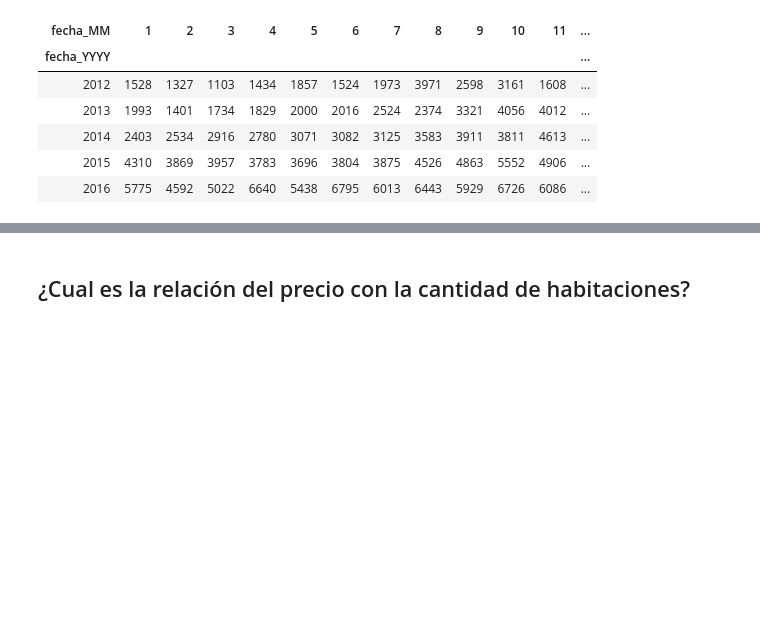
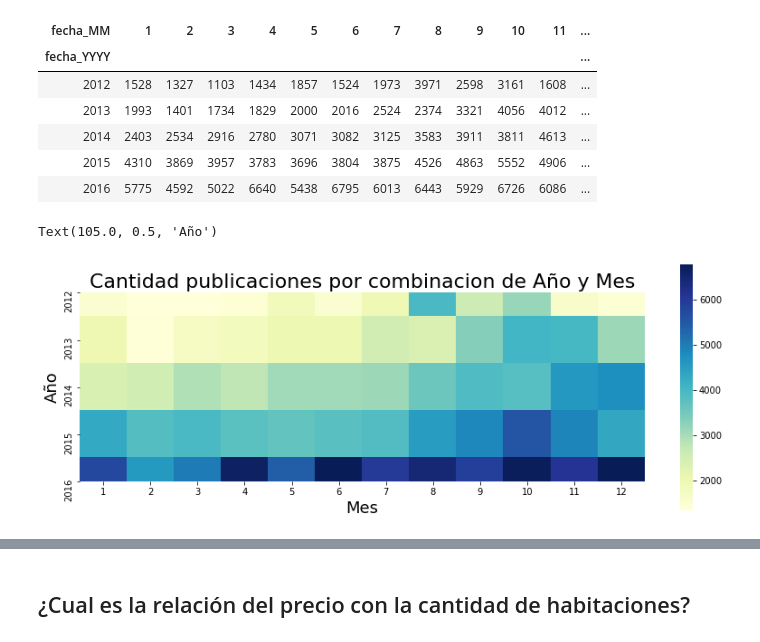
Before and after one commit to cessar5/7506_20192C, a Jupyter notebook: tp1-v2.ipynb, the cells around one changed output, grey strips where cells are left out. Drawn from its saved outputs; the diff is of its cells as text; code cells hidden in the pictures; blank space fills up the shorter version.

```diff
--- a/tp1-v2.ipynb
+++ b/tp1-v2.ipynb
@@ -397,3 +397,12 @@ for_heatmap
 | 2014 | 2403 | 2534 | 2916 | 2780 | 3071 | 3082 | 3125 | 3583 | 3911 | 3811 | 4613 | ... |
 | 2015 | 4310 | 3869 | 3957 | 3783 | 3696 | 3804 | 3875 | 4526 | 4863 | 5552 | 4906 | ... |
 | 2016 | 5775 | 4592 | 5022 | 6640 | 5438 | 6795 | 6013 | 6443 | 5929 | 6726 | 6086 | ... |
+# %%
+fig, ax = plt.subplots(figsize=(14,5))
+g = sns.heatmap(for_heatmap,  cmap="YlGnBu", ax=ax, robust=True, square=True)
+g.set_title("Cantidad publicaciones por combinacion de Año y Mes", fontsize=22)
+g.set_xlabel("Mes",fontsize=18)
+g.set_ylabel("Año", fontsize=18)
+# %% [output]
+Text(105.0, 0.5, 'Año')
+[figure, added]
```
Also changed, not shown: parts of 18 cells of this notebook, 1 other file.
